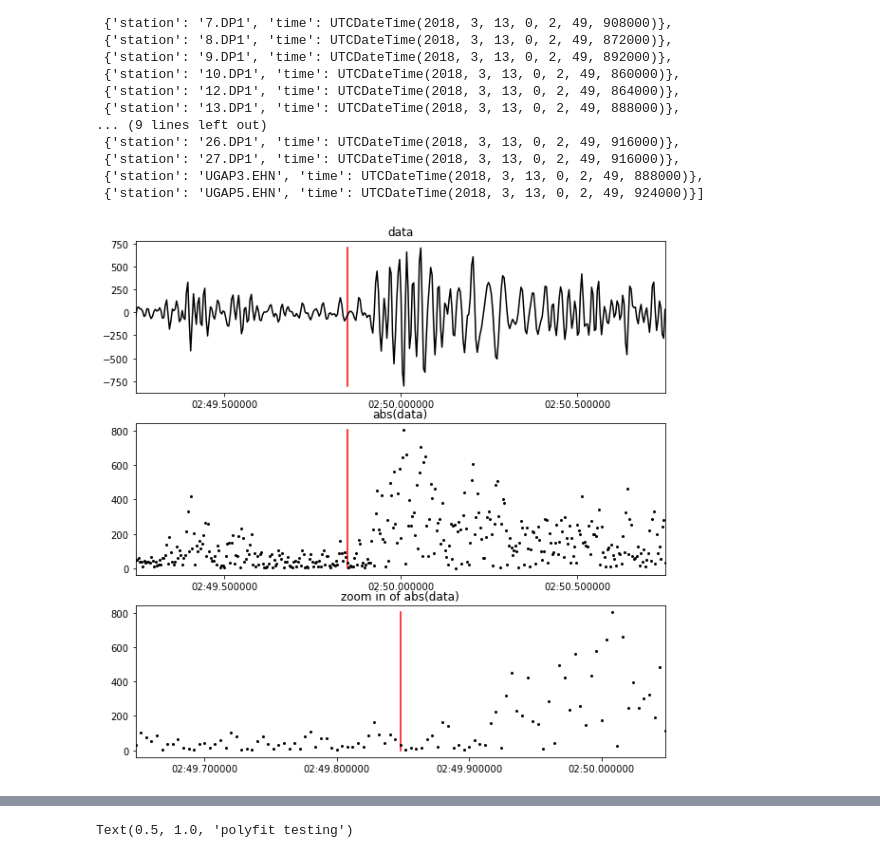
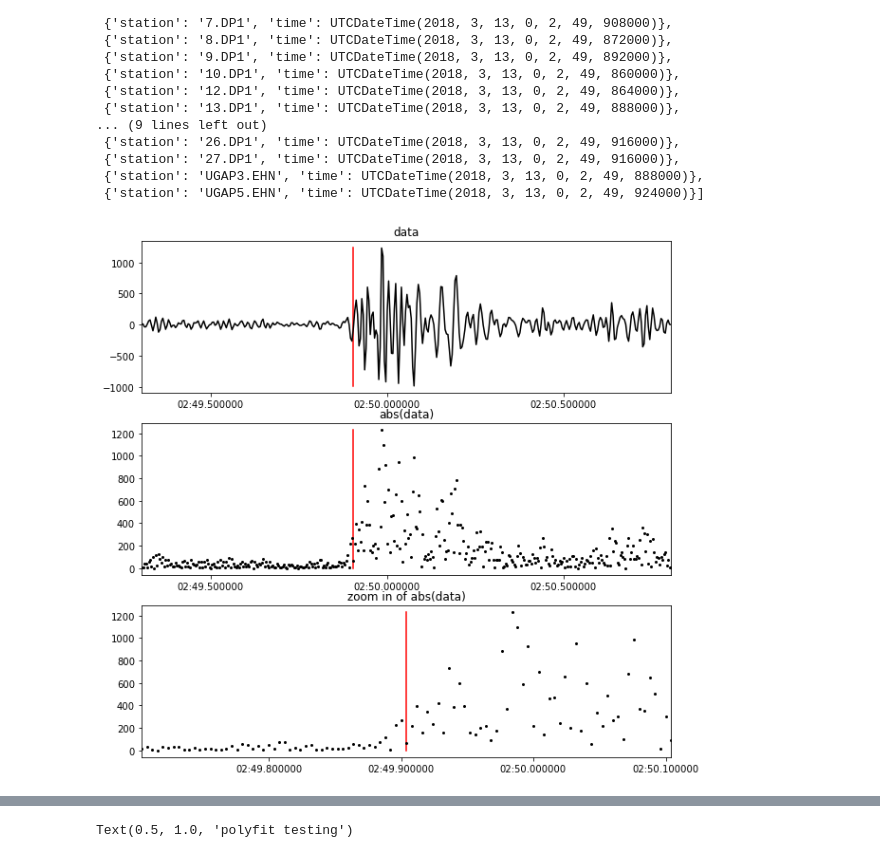
Before and after one commit to tjnewton/sigpig, a Jupyter notebook: examples/explore_Trace.ipynb, the cells around one changed output, grey strips where cells are left out. Cells and saved outputs as stored; diff of their text form; code cells hidden in the pictures.

```diff
--- a/examples/explore_Trace.ipynb
+++ b/examples/explore_Trace.ipynb
@@ -130,7 +130,7 @@ fig.tight_layout()
 # fig.savefig(f"event_picks.png", dpi=200)
 # %%
 # identify the trace to inspect as an index into event_stream
-index = 20 # test 0,2,16,20
+index = 16 # test 0,2,16,20
 trace = event_stream[index].copy()
 # identify the pick time associated with this trace
 pick_time_DT = event[index]['time'] # UTCDateTime object for operating on dates
@@ -141,34 +141,34 @@ trace_times_DT = np.asarray([trace.stats.starttime + offset for offset in trace.
 trace_times = trace.times("matplotlib")
 trace_data = trace.data.copy()
 
 # plot trace data and the absolute value of the data
 fig, ax = plt.subplots(3, figsize=(10, 10))
 
 # plot the pick time
 ax[0].plot_date([pick_time, pick_time], [trace_data.min(), trace_data.max()], fmt="r-", markersize=1)
 # plot raw data as points
 ax[0].plot_date(trace_times, trace_data, fmt="k-", markersize=1)
 ax[0].set_title("data")
 ax[0].set_xlim([trace_times[0], trace_times[-1]])
 
 # plot the pick time
 ax[1].plot_date([pick_time, pick_time], [abs(trace_data).min(), abs(trace_data).max()], fmt="r-", markersize=1)
 # plot abs(data) as points
 ax[1].plot_date(trace_times, abs(trace_data), fmt="ko", markersize=2)
 ax[1].set_title("abs(data)")
 ax[1].set_xlim([trace_times[0], trace_times[-1]])
 
 # plot the pick time
 ax[2].plot_date([pick_time, pick_time], [abs(trace_data).min(), abs(trace_data).max()], fmt="r-", markersize=1)
 # plot zoom-in of abs(data)
 ax[2].plot_date(trace_times, abs(trace_data), fmt="ko", markersize=2)
 ax[2].set_title("zoom in of abs(data)")
 # sex x_lim to + and - 0.2 seconds surrounding pick time
 ax[2].set_xlim([(pick_time_DT - 0.2).matplotlib_date, (pick_time_DT + 0.2).matplotlib_date])
 
 plt.show()
 # %% [output]
-[figure, old version]
+[figure, new version]
 # %%
 # this cell processes the trace data to ultimately determine a polynomial that describes the shape of the phase onset,
 # then plots the data processing and fitting
```
Also changed, not shown: parts of 1 cell of this notebook.
